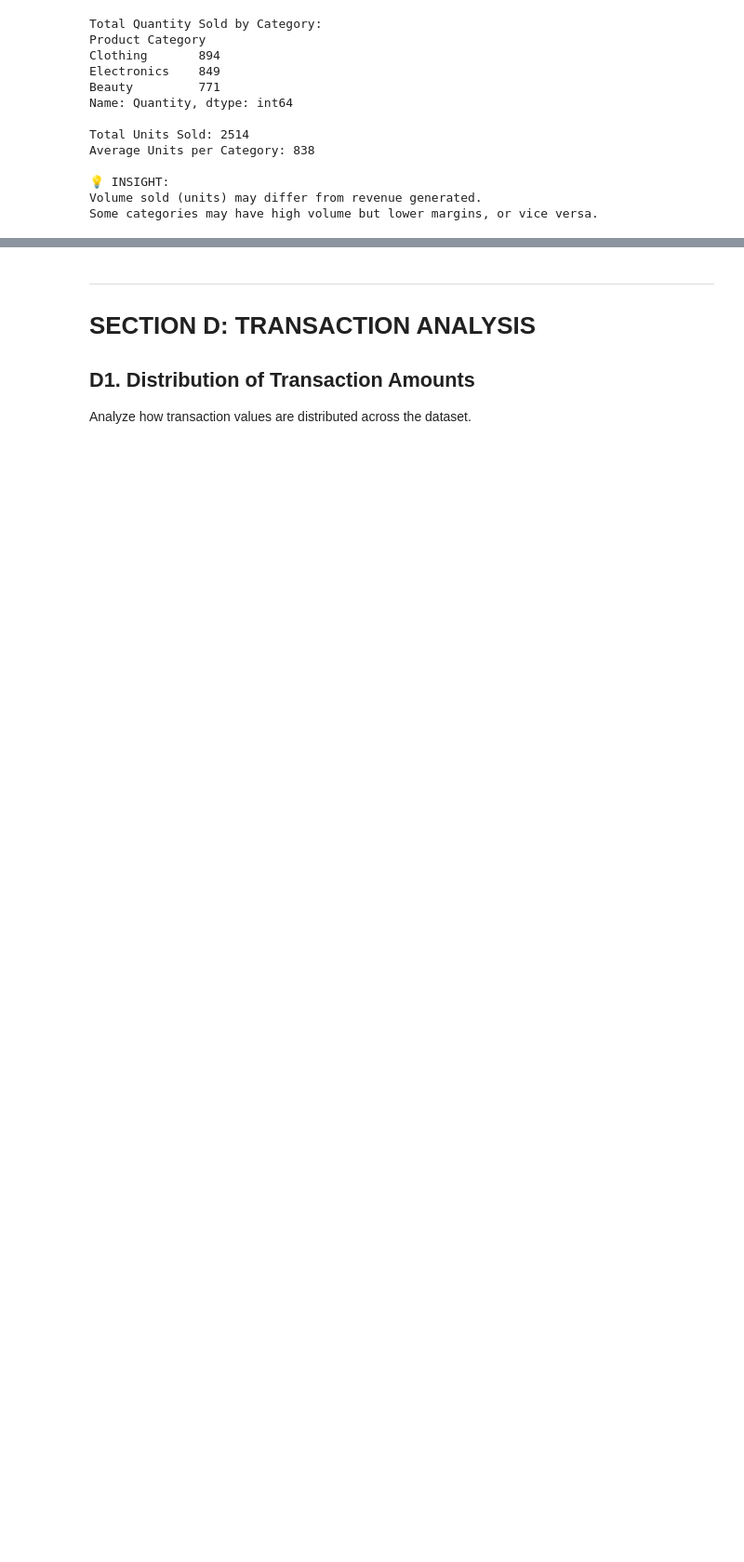
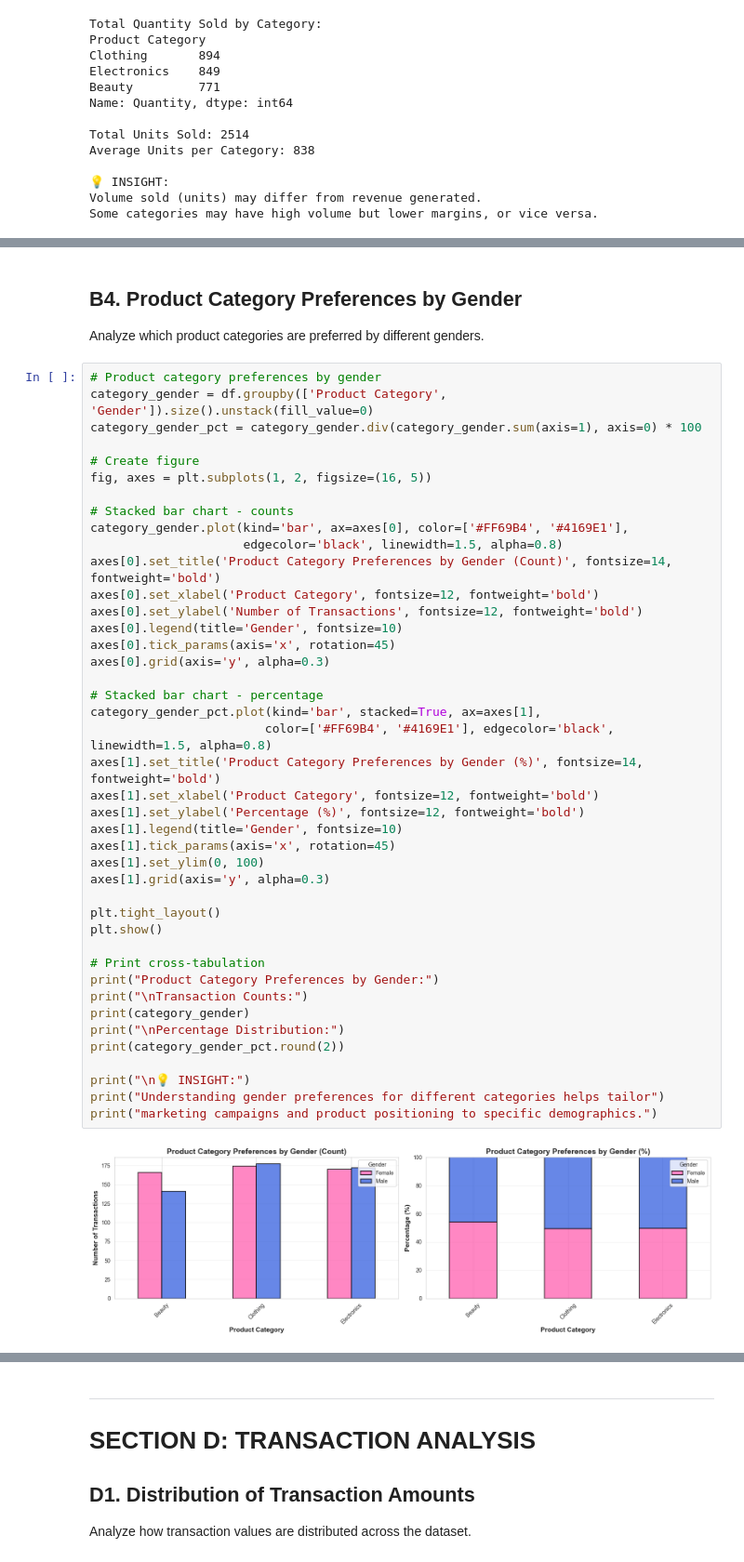
Before and after one commit to Aayush-207/Customer_Segmentation_Insights_Engine, a Jupyter notebook: 02_eda.ipynb, the cells around one changed output, grey strips where cells are left out. Shown at 93% size. Saved outputs shown, nothing was run; the diff lists cells and outputs as text; blank space fills up the shorter version.

```diff
--- a/02_eda.ipynb
+++ b/02_eda.ipynb
@@ -501,0 +653,48 @@ Some categories may have high volume but lower margins, or vice versa.
+# %% [markdown]
+## B4. Product Category Preferences by Gender
+
+Analyze which product categories are preferred by different genders.
+# %%
+# Product category preferences by gender
+category_gender = df.groupby(['Product Category', 'Gender']).size().unstack(fill_value=0)
+category_gender_pct = category_gender.div(category_gender.sum(axis=1), axis=0) * 100
+
+# Create figure
+fig, axes = plt.subplots(1, 2, figsize=(16, 5))
+
+# Stacked bar chart - counts
+category_gender.plot(kind='bar', ax=axes[0], color=['#FF69B4', '#4169E1'],
+                     edgecolor='black', linewidth=1.5, alpha=0.8)
+axes[0].set_title('Product Category Preferences by Gender (Count)', fontsize=14, fontweight='bold')
+axes[0].set_xlabel('Product Category', fontsize=12, fontweight='bold')
+axes[0].set_ylabel('Number of Transactions', fontsize=12, fontweight='bold')
+axes[0].legend(title='Gender', fontsize=10)
+axes[0].tick_params(axis='x', rotation=45)
+axes[0].grid(axis='y', alpha=0.3)
+
+# Stacked bar chart - percentage
+category_gender_pct.plot(kind='bar', stacked=True, ax=axes[1],
+                        color=['#FF69B4', '#4169E1'], edgecolor='black', linewidth=1.5, alpha=0.8)
+axes[1].set_title('Product Category Preferences by Gender (%)', fontsize=14, fontweight='bold')
+axes[1].set_xlabel('Product Category', fontsize=12, fontweight='bold')
+axes[1].set_ylabel('Percentage (%)', fontsize=12, fontweight='bold')
+axes[1].legend(title='Gender', fontsize=10)
+axes[1].tick_params(axis='x', rotation=45)
+axes[1].set_ylim(0, 100)
+axes[1].grid(axis='y', alpha=0.3)
+
+plt.tight_layout()
+plt.show()
+
+# Print cross-tabulation
+print("Product Category Preferences by Gender:")
+print("\nTransaction Counts:")
+print(category_gender)
+print("\nPercentage Distribution:")
+print(category_gender_pct.round(2))
+
+print("\n💡 INSIGHT:")
+print("Understanding gender preferences for different categories helps tailor")
+print("marketing campaigns and product positioning to specific demographics.")
+# %% [output]
+[figure, added]
```
Also changed, not shown: parts of 15 cells of this notebook.
